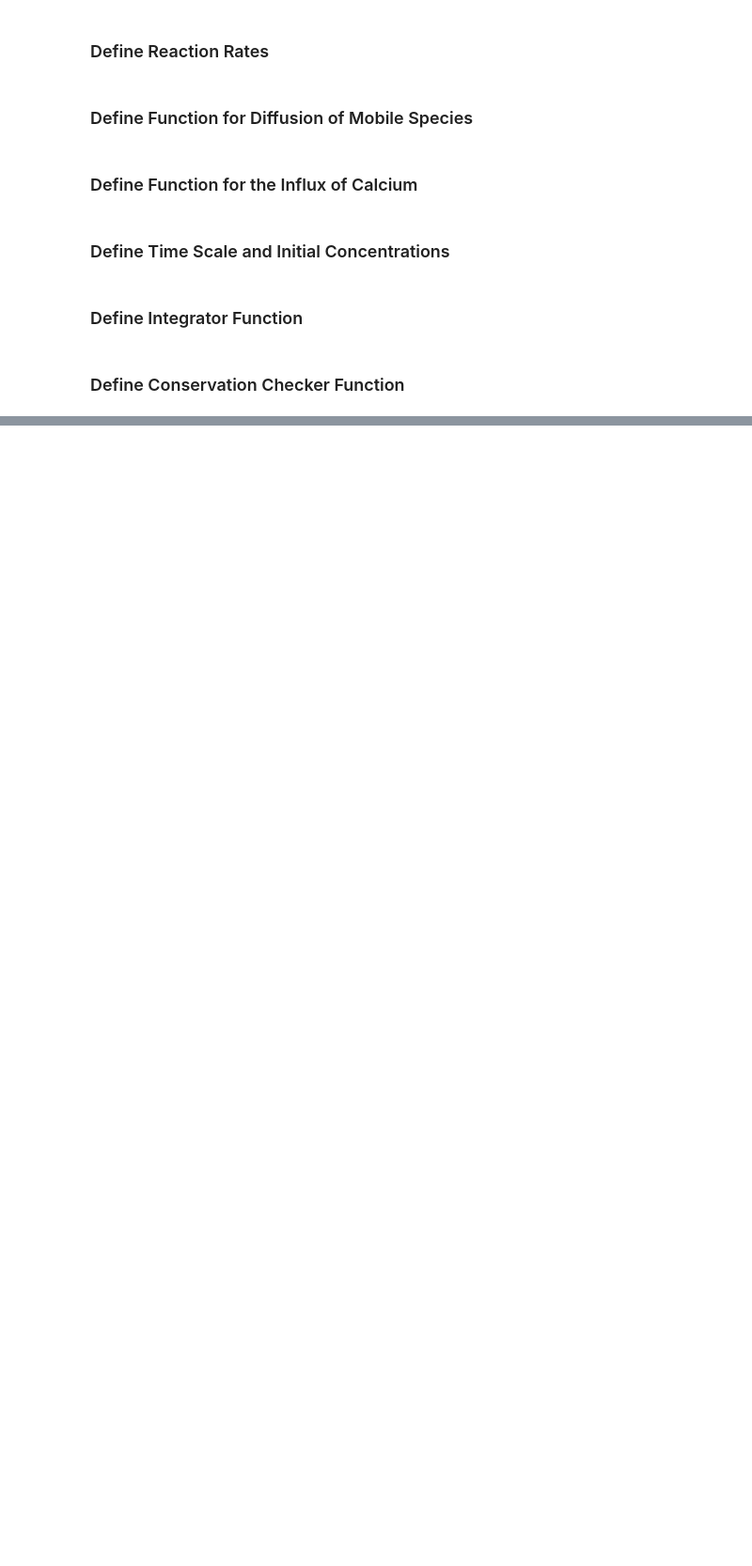
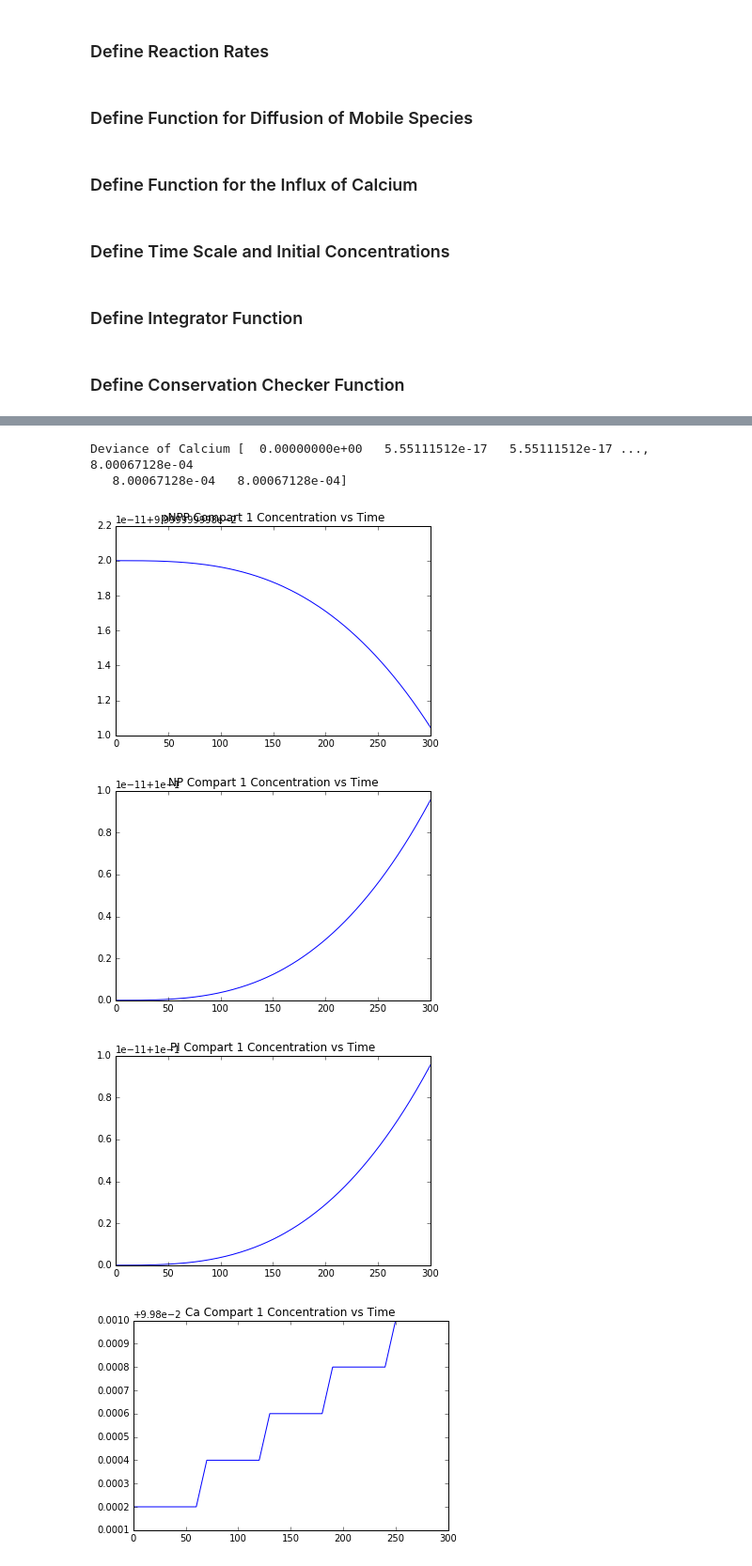
Before and after one commit to huskeypm/preliminary_data, a Jupyter notebook: NSF/active_CN.ipynb, the cells around one changed output, grey strips where cells are left out. Shown: that part at 94% size. Drawn from its saved outputs; the diff is of its cells as text; code cells hidden in the pictures; blank space fills up the shorter version.

Commit message:
Added in a driven calcium current to the ODE model of activated CN

```diff
--- a/NSF/active_CN.ipynb
+++ b/NSF/active_CN.ipynb
@@ -311,0 +321,5 @@ for i in range(np.shape(concentrations)[1]):
+# %%
+params.CaPulseTimes = [60., 120., 180., 240.]
+params.CaPulseLength = 10.
+params.dt = float(numSecs) / float(len(t)) # seconds
+params.CaPulseMagnitude = 0.0001 # [uM / s]
@@ -311,0 +417,33 @@ for i in range(np.shape(concentrations)[1]):
+# %%
+concentrations2 = odeint(updater_Variable_Ca,initial_concentrations,t,args=(params,),tcrit=np.asarray(params.CaPulseTimes)+1)
+
+### check for conservation of mass
+checkConservation(concentrations2)
+# %% [output]
+Deviance of Calcium [  0.00000000e+00   5.55111512e-17   5.55111512e-17 ...,   8.00067128e-04
+   8.00067128e-04   8.00067128e-04]
+# %%
+names = ["pNPP_1",
+        "NP_1",
+        "PI_1",
+        "Ca_1",
+        "pNPP_2",
+        "NP_2",
+        "PI_2",
+        "Ca_2",
+        "pNPP_3",
+        "NP_3",
+        "PI_3",
+        "Ca_3",
+        "CaCaM_2",
+        "CaCaMCN_2"]
+for i in range(np.shape(concentrations2)[1]):
+    plt.figure()
+    plt.plot(t,concentrations2[:,i])
+    plt.title(names[i].split('_')[0]+" Compart "+names[i].split('_')[1]+" Concentration vs Time")
+    plt.show()
+# %% [output]
+[figure, added]
+[figure, added]
+[figure, added]
+[figure, added]
```
Also changed, not shown: parts of 9 cells of this notebook.
